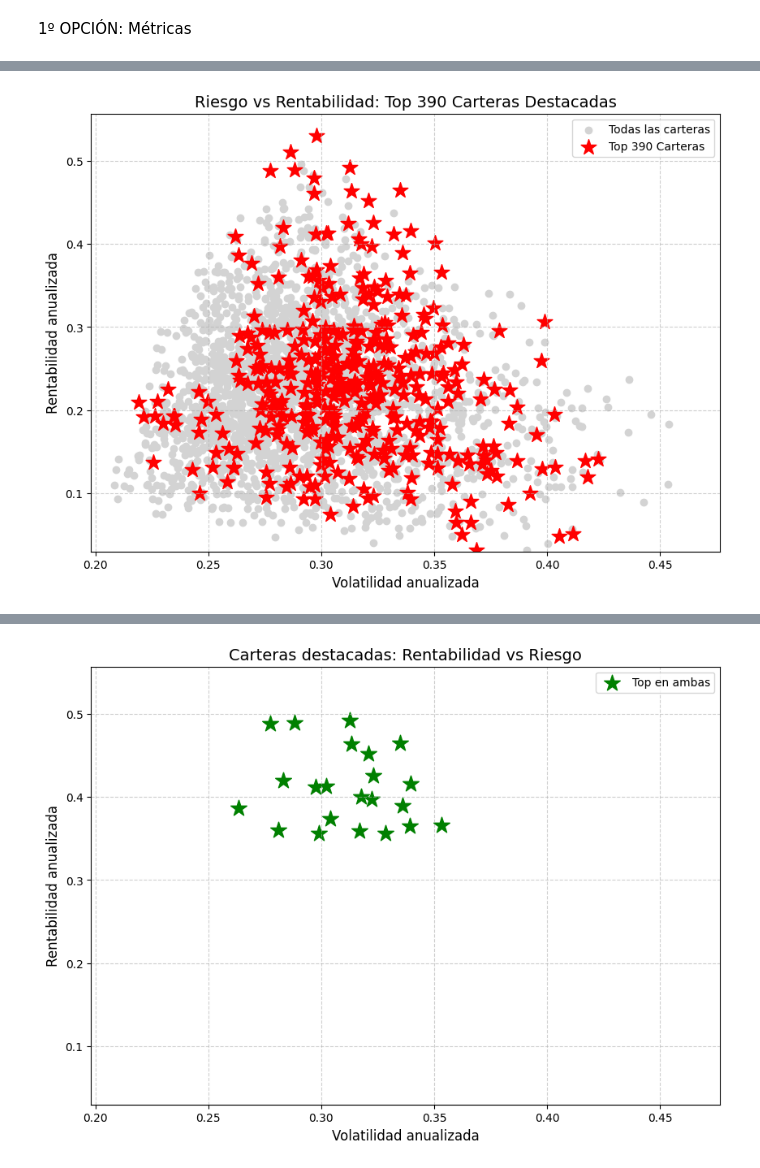
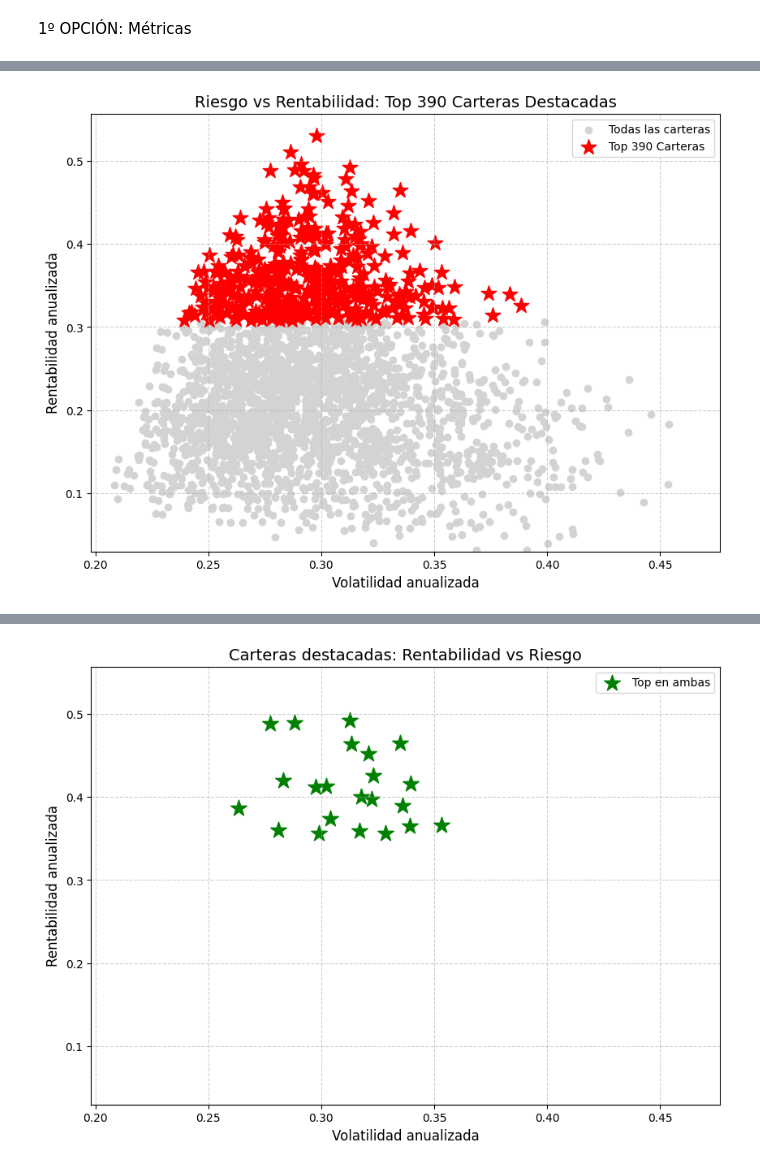
Before and after one commit to LanderAgirre/Reto_09_Azul_Oscuro, a Jupyter notebook: 4.Selección_Cartera2.ipynb, the cells around one changed output, grey strips where cells are left out. Saved outputs shown, nothing was run; the diff lists cells and outputs as text; code cells hidden in the pictures.

Commit message:
Cartera Mejorada

```diff
--- a/4.Selección_Cartera2.ipynb
+++ b/4.Selección_Cartera2.ipynb
@@ -74,0 +15,25 @@ def generar_carteras(df_precios, risk_free_rate=0.0):
+# %%
+rentabilidad_anualizada = rent_diarias.mean() * 252
+volatilidad_anualizada = rent_diarias.std() * np.sqrt(252)
+risk_free_rate = 0.02
+resumen_activos = pd.DataFrame({
+    'Rentabilidad Anualizada': rentabilidad_anualizada,
+    'Volatilidad Anualizada': volatilidad_anualizada})
+resumen_activos['Ratio Sharpe'] = (resumen_activos['Rentabilidad Anualizada'] - risk_free_rate) / resumen_activos['Volatilidad Anualizada']
+print("Resumen de Rentabilidad, Riesgo y Sharpe por Activo:")
+print(resumen_activos.head())
+plt.figure(figsize=(14, 9))
+scatter = plt.scatter(
+    x=resumen_activos['Volatilidad Anualizada'],
+    y=resumen_activos['Rentabilidad Anualizada'],
+    c=resumen_activos['Ratio Sharpe'],
+    cmap='Blues', s=150,alpha=1,edgecolors='black', linewidths=0.5)
+plt.colorbar(scatter, label='Ratio de Sharpe')
+plt.title('Rentabilidad vs Volatilidad vs Ratio Sharpe', fontsize=16)
+plt.xlabel('Volatilidad Anualizada', fontsize=12)
+plt.ylabel('Rentabilidad Anualizada', fontsize=12)
+plt.grid(True, linestyle='--', alpha=0.6)
+for i, txt in enumerate(resumen_activos.index):
+    plt.annotate(txt, (resumen_activos['Volatilidad Anualizada'][i], resumen_activos['Rentabilidad Anualizada'][i]),
+                 textcoords="offset points", xytext=(0,10), ha='center', fontsize=9)
+plt.show()
@@ -75,3 +82,3 @@ def generar_carteras(df_precios, risk_free_rate=0.0):
 # %%
-carteras = generar_carteras(df_ajustado)
+cartera_simple = cartera_simple(df_ajustado,0.02)
 # %%
@@ -93,27 +100,20 @@ carteras
 # %%
 import matplotlib.pyplot as plt
-top390 = carteras.head(390)
-
+top390 = cartera_simple.head(390)
 plt.figure(figsize=(10,7))
-plt.scatter(carteras['volatilidad_anualizada'], carteras['rentabilidad_anualizada'],
+plt.scatter(cartera_simple['volatilidad_anualizada'], cartera_simple['rentabilidad_anualizada'],
             c='lightgray', label='Todas las carteras')
 plt.scatter(top390['volatilidad_anualizada'], top390['rentabilidad_anualizada'],
             c='red', marker='*', s=200, label='Top 390 Carteras')
-
 for i, row in top390.iterrows():
     activos = ', '.join(row['cartera'])
-
-
-plt.xlim(carteras['volatilidad_anualizada'].min() * 0.95, carteras['volatilidad_anualizada'].max() * 1.05)
-plt.ylim(carteras['rentabilidad_anualizada'].min() * 0.95, carteras['rentabilidad_anualizada'].max() * 1.05)
-
-
+plt.xlim(cartera_simple['volatilidad_anualizada'].min() * 0.95, cartera_simple['volatilidad_anualizada'].max() * 1.05)
+plt.ylim(cartera_simple['rentabilidad_anualizada'].min() * 0.95, cartera_simple['rentabilidad_anualizada'].max() * 1.05)
 plt.title('Riesgo vs Rentabilidad: Top 390 Carteras Destacadas', fontsize=14)
 plt.xlabel('Volatilidad anualizada', fontsize=12)
 plt.ylabel('Rentabilidad anualizada', fontsize=12)
 plt.legend()
 plt.grid(True, linestyle='--', alpha=0.6)
-
 plt.show()
 # %% [output]
-[figure, old version]
+[figure, new version]
```
Also changed, not shown: parts of 14 cells of this notebook.
